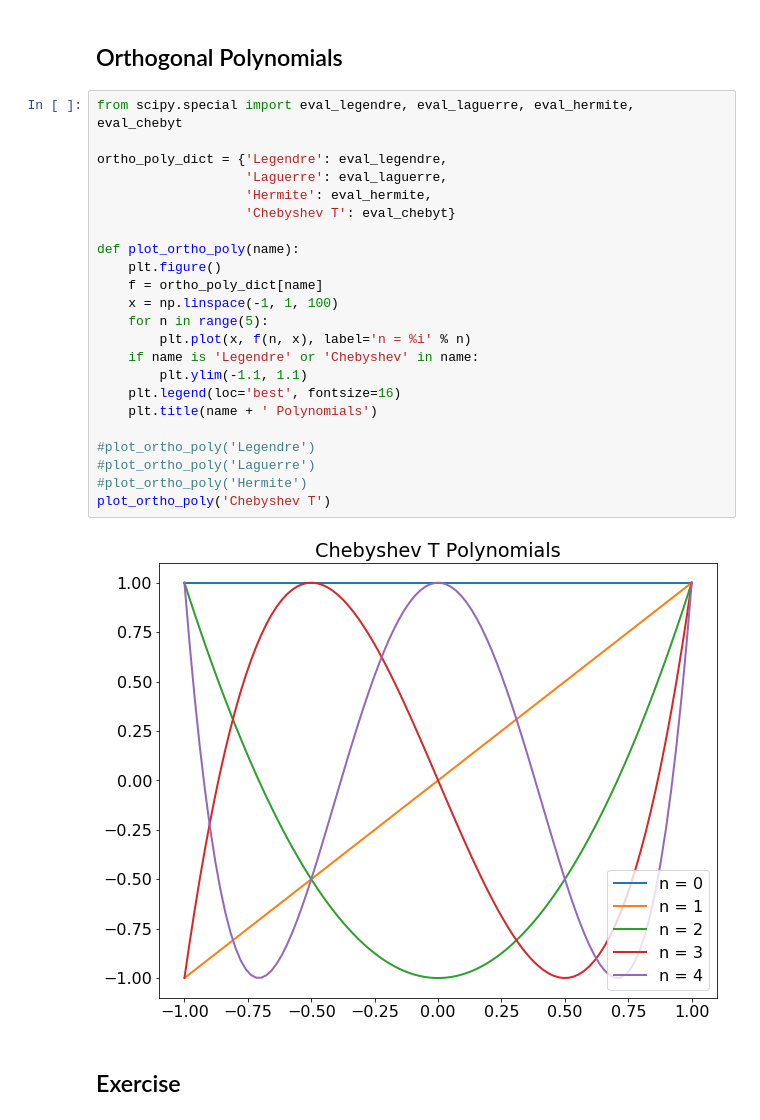
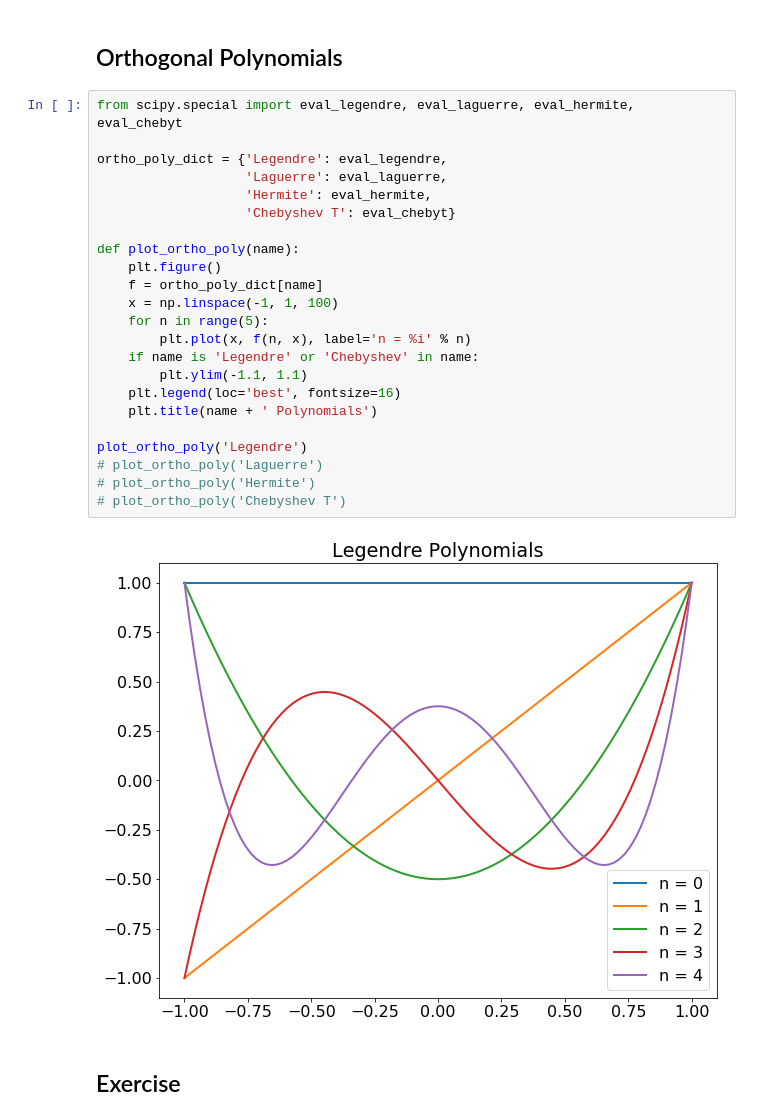
Before and after one commit to Python4AstronomersAndParticlePhysicists/PythonWorkshop-ICE, a Jupyter notebook: notebooks/07_01_scipy.ipynb, the cells around one changed output. Saved outputs shown, nothing was run; the diff lists cells and outputs as text.

```diff
--- a/notebooks/07_01_scipy.ipynb
+++ b/notebooks/07_01_scipy.ipynb
@@ -767,28 +802,28 @@ plt.legend(loc='best');
 # %%
 from scipy.special import eval_legendre, eval_laguerre, eval_hermite, eval_chebyt
 
 ortho_poly_dict = {'Legendre': eval_legendre,
                    'Laguerre': eval_laguerre,
                    'Hermite': eval_hermite,
                    'Chebyshev T': eval_chebyt}
 
 def plot_ortho_poly(name):
     plt.figure()
     f = ortho_poly_dict[name]
     x = np.linspace(-1, 1, 100)
     for n in range(5):
         plt.plot(x, f(n, x), label='n = %i' % n)
     if name is 'Legendre' or 'Chebyshev' in name:
         plt.ylim(-1.1, 1.1)
     plt.legend(loc='best', fontsize=16)
     plt.title(name + ' Polynomials')
 
-#plot_ortho_poly('Legendre')
-#plot_ortho_poly('Laguerre')
-#plot_ortho_poly('Hermite')
-plot_ortho_poly('Chebyshev T')
+plot_ortho_poly('Legendre')
+# plot_ortho_poly('Laguerre')
+# plot_ortho_poly('Hermite')
+# plot_ortho_poly('Chebyshev T')
 # %% [output]
-[figure, old version]
+[figure, new version]
 # %% [markdown]
 ## Exercise
 # %% [markdown]
```
Also changed, not shown: parts of 24 cells of this notebook.
